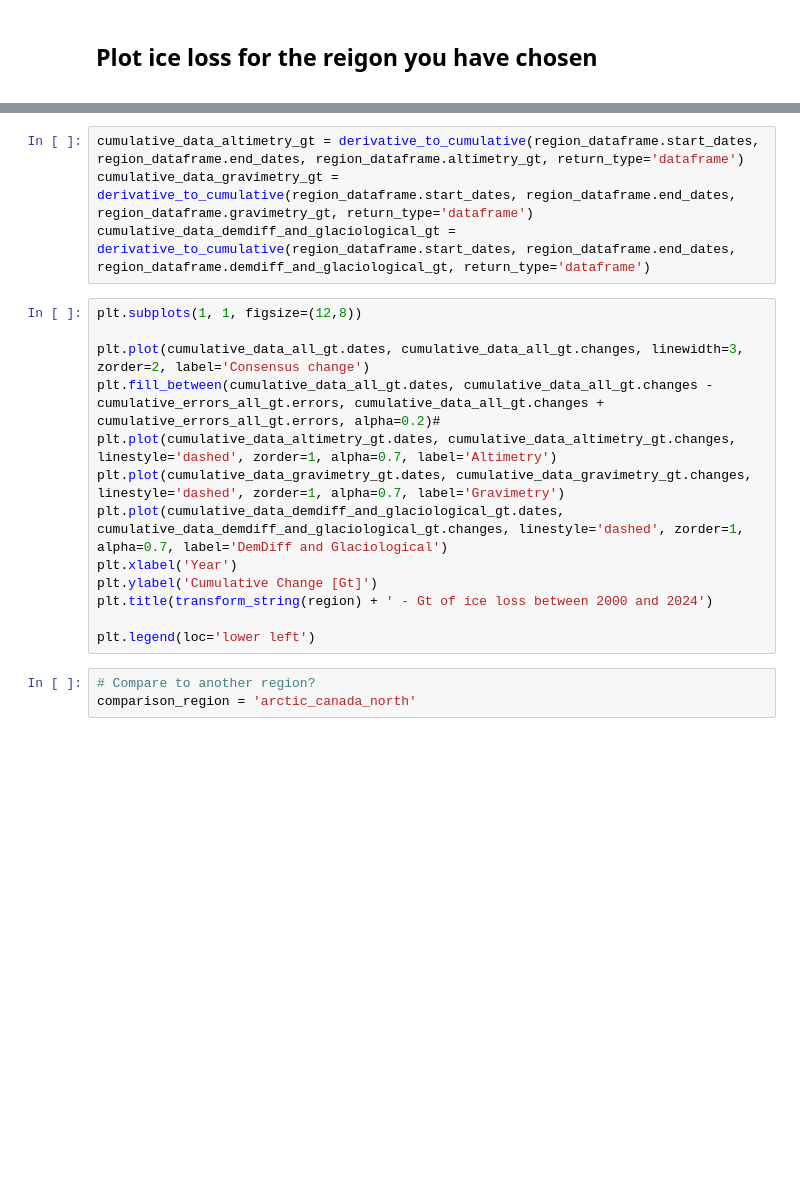
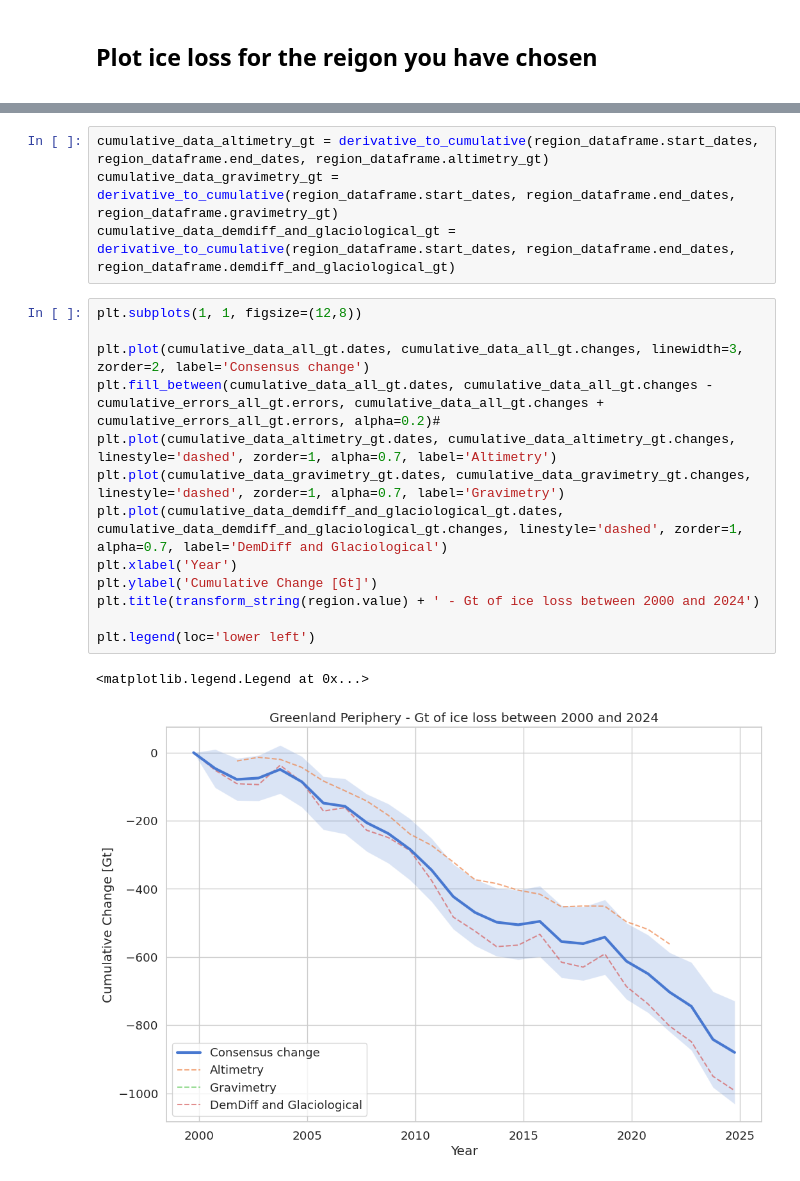
Before and after one commit to earthwave/glambie_demo_notebooks, a Jupyter notebook: glambie_reigonal_plots.ipynb, the cells around one changed output, grey strips where cells are left out. Drawn from its saved outputs; the diff is of its cells as text; blank space fills up the shorter version.

```diff
--- a/glambie_reigonal_plots.ipynb
+++ b/glambie_reigonal_plots.ipynb
@@ -137,20 +158,20 @@ cumulative_errors_all_gt = derivative_to_cumulative(region_dataframe.start_dates
 # %%
-cumulative_data_altimetry_gt = derivative_to_cumulative(region_dataframe.start_dates, region_dataframe.end_dates, region_dataframe.altimetry_gt, return_type='dataframe')
-cumulative_data_gravimetry_gt = derivative_to_cumulative(region_dataframe.start_dates, region_dataframe.end_dates, region_dataframe.gravimetry_gt, return_type='dataframe')
-cumulative_data_demdiff_and_glaciological_gt = derivative_to_cumulative(region_dataframe.start_dates, region_dataframe.end_dates, region_dataframe.demdiff_and_glaciological_gt, return_type='dataframe')
+cumulative_data_altimetry_gt = derivative_to_cumulative(region_dataframe.start_dates, region_dataframe.end_dates, region_dataframe.altimetry_gt)
+cumulative_data_gravimetry_gt = derivative_to_cumulative(region_dataframe.start_dates, region_dataframe.end_dates, region_dataframe.gravimetry_gt)
+cumulative_data_demdiff_and_glaciological_gt = derivative_to_cumulative(region_dataframe.start_dates, region_dataframe.end_dates, region_dataframe.demdiff_and_glaciological_gt)
 # %%
 plt.subplots(1, 1, figsize=(12,8))
 
 plt.plot(cumulative_data_all_gt.dates, cumulative_data_all_gt.changes, linewidth=3, zorder=2, label='Consensus change')
 plt.fill_between(cumulative_data_all_gt.dates, cumulative_data_all_gt.changes - cumulative_errors_all_gt.errors, cumulative_data_all_gt.changes + cumulative_errors_all_gt.errors, alpha=0.2)#
 plt.plot(cumulative_data_altimetry_gt.dates, cumulative_data_altimetry_gt.changes, linestyle='dashed', zorder=1, alpha=0.7, label='Altimetry')
 plt.plot(cumulative_data_gravimetry_gt.dates, cumulative_data_gravimetry_gt.changes, linestyle='dashed', zorder=1, alpha=0.7, label='Gravimetry')
 plt.plot(cumulative_data_demdiff_and_glaciological_gt.dates, cumulative_data_demdiff_and_glaciological_gt.changes, linestyle='dashed', zorder=1, alpha=0.7, label='DemDiff and Glaciological')
 plt.xlabel('Year')
 plt.ylabel('Cumulative Change [Gt]')
-plt.title(transform_string(region) + ' - Gt of ice loss between 2000 and 2024')
+plt.title(transform_string(region.value) + ' - Gt of ice loss between 2000 and 2024')
 
 plt.legend(loc='lower left')
+# %% [output]
+<matplotlib.legend.Legend at 0x...>
+[figure, added]
-# %%
-# Compare to another region?
-comparison_region = 'arctic_canada_north'
```
Also changed, not shown: parts of 15 cells of this notebook.
